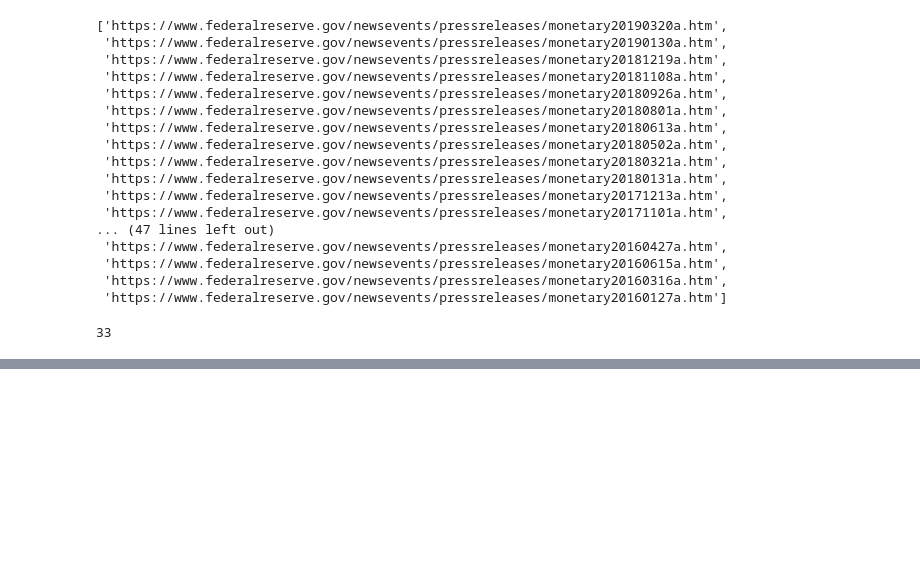
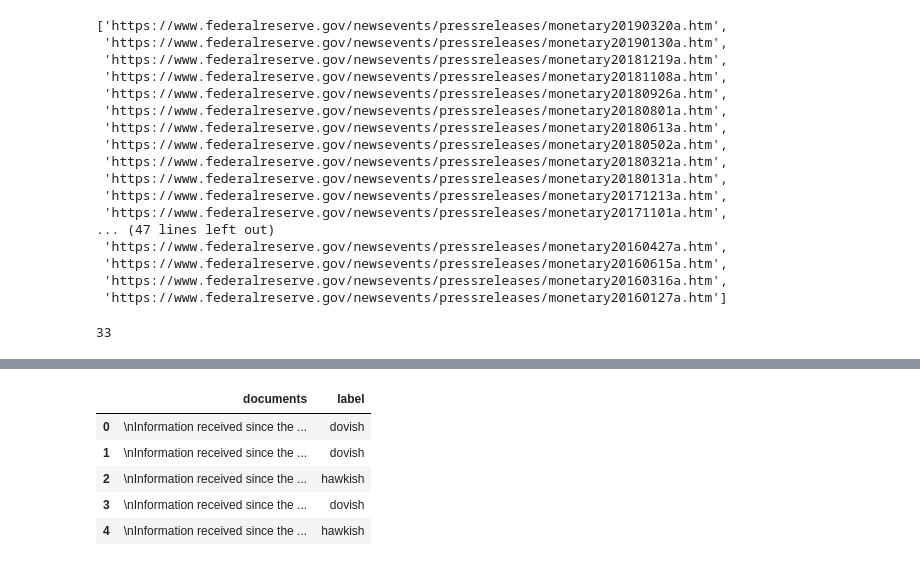
Before and after one commit to MarcSchneider71/Mod-3-Project--FOMC-Classfier-NLP, a Jupyter notebook: DatafromarticlesBeautifulSoupJSON.ipynb, the cells around one changed output, grey strips where cells are left out. Cells and saved outputs as stored; diff of their text form; code cells hidden in the pictures; blank space fills up the shorter version.

```diff
--- a/DatafromarticlesBeautifulSoupJSON.ipynb
+++ b/DatafromarticlesBeautifulSoupJSON.ipynb
@@ -104,0 +190,9 @@ documents[0]
+# %%
+df.head()
+# %% [output]
+|  | documents | label |
+| 0 | \nInformation received since the ... | dovish |
+| 1 | \nInformation received since the ... | dovish |
+| 2 | \nInformation received since the ... | hawkish |
+| 3 | \nInformation received since the ... | dovish |
+| 4 | \nInformation received since the ... | hawkish |
```
Also changed, not shown: parts of 58 cells of this notebook, 10 other files.
